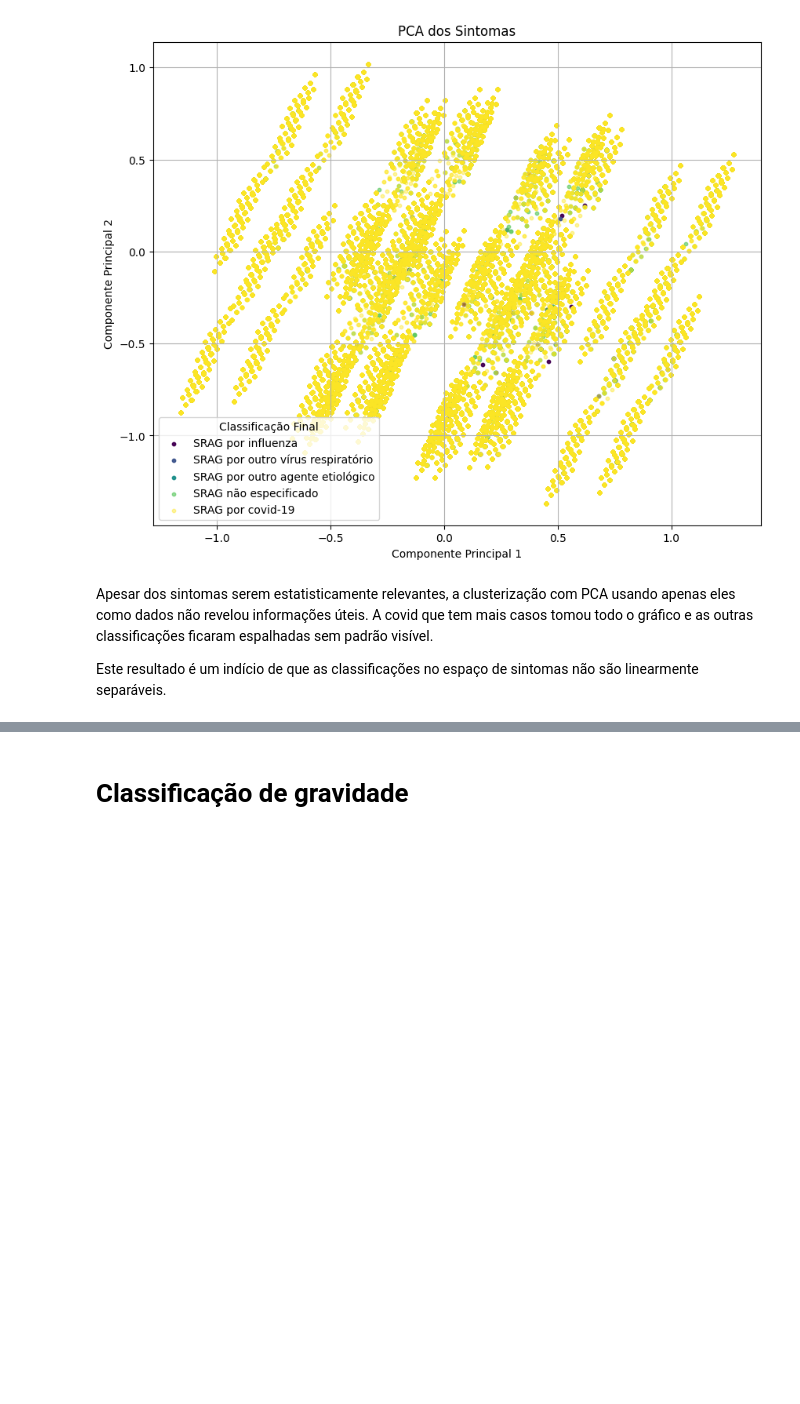
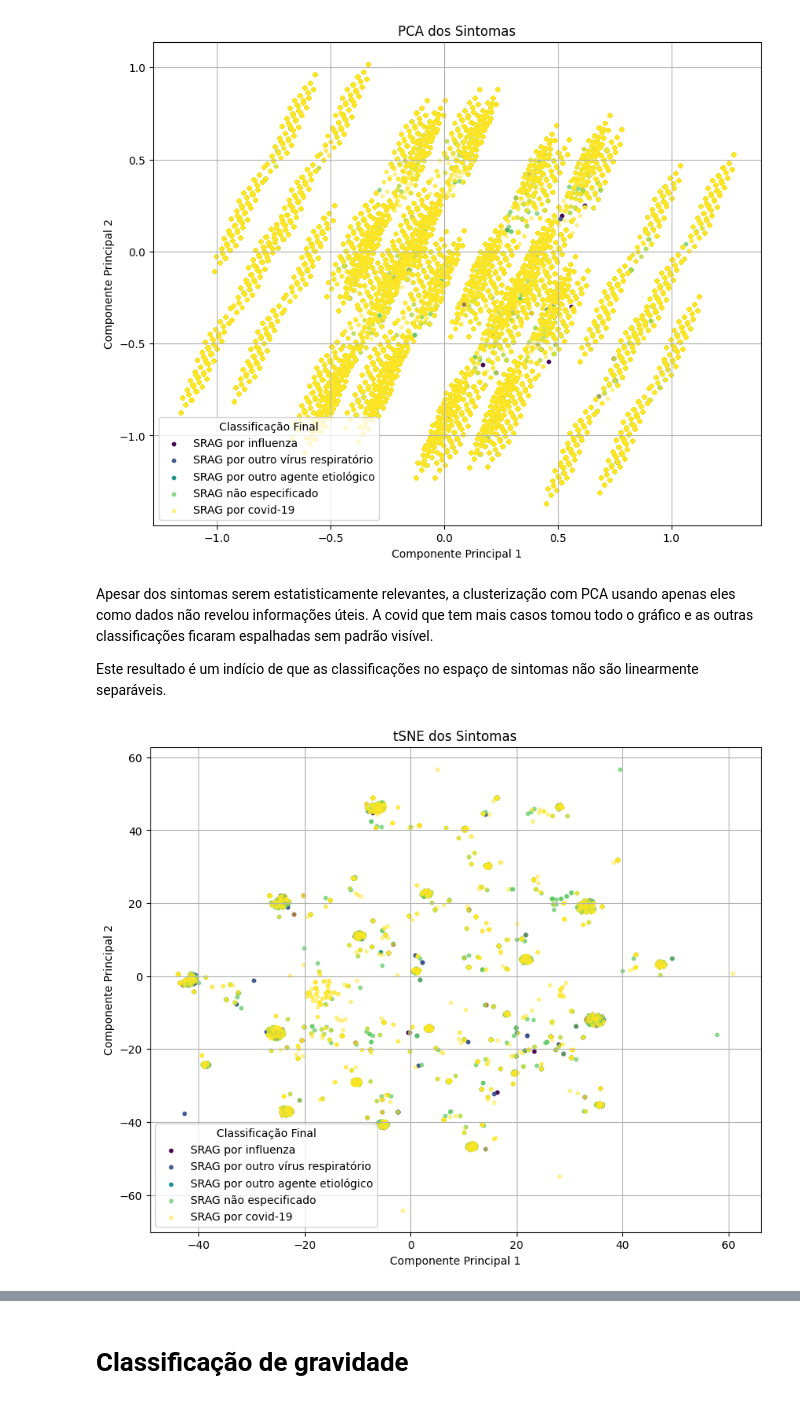
Before and after one commit to hOtoch/2025-1-P1-Analise-e-previsao-SRAG, a Jupyter notebook: analise_srag.ipynb, the cells around one changed output, grey strips where cells are left out. Saved outputs shown, nothing was run; the diff lists cells and outputs as text; code cells hidden in the pictures; blank space fills up the shorter version.

```diff
--- a/analise_srag.ipynb
+++ b/analise_srag.ipynb
@@ -565 +562,44 @@ X_trainval, X_test, y_trainval, y_test = train_test_split(
+# %%
+amostra_df = cluster_df.sample(frac=0.001, random_state=random_state)
+
+tsne = TSNE(n_components=2, random_state=random_state)
+tsne_result = tsne.fit_transform(amostra_df[sintomas])
+
+class_count = amostra_df['CLASSI_FIN'].value_counts()
+total = class_count.sum()
+
+# Mapeamento da classificação
+class_map = {
+    1: 'SRAG por influenza',
+    2: 'SRAG por outro vírus respiratório',
+    3: 'SRAG por outro agente etiológico',
+    4: 'SRAG não especificado',
+    5: 'SRAG por covid-19'
+}
+
+# Cores para cada classe
+colors = plt.cm.viridis(np.linspace(0, 1, len(class_map)))
+# colors = ['#1f77b4', '#ff7f0e', '#2ca02c', '#d62728', '#9467bd']
+
+plt.figure(figsize=(10, 8))
+
+for i, (class_code, label) in enumerate(class_map.items()):
+    mask = amostra_df['CLASSI_FIN'] == class_code
+    plt.scatter(
+        tsne_result[mask, 0],
+        tsne_result[mask, 1],
+        label=label,
+        alpha=(1 -class_count[class_code] / total),
+        s=10,
+        color=colors[i]
+    )
+
+plt.title('tSNE dos Sintomas')
+plt.xlabel('Componente Principal 1')
+plt.ylabel('Componente Principal 2')
+plt.legend(title='Classificação Final')
+plt.grid()
+plt.show()
+# %% [output]
+[figure, added]
 # %%
```
Also changed, not shown: parts of 19 cells of this notebook.
